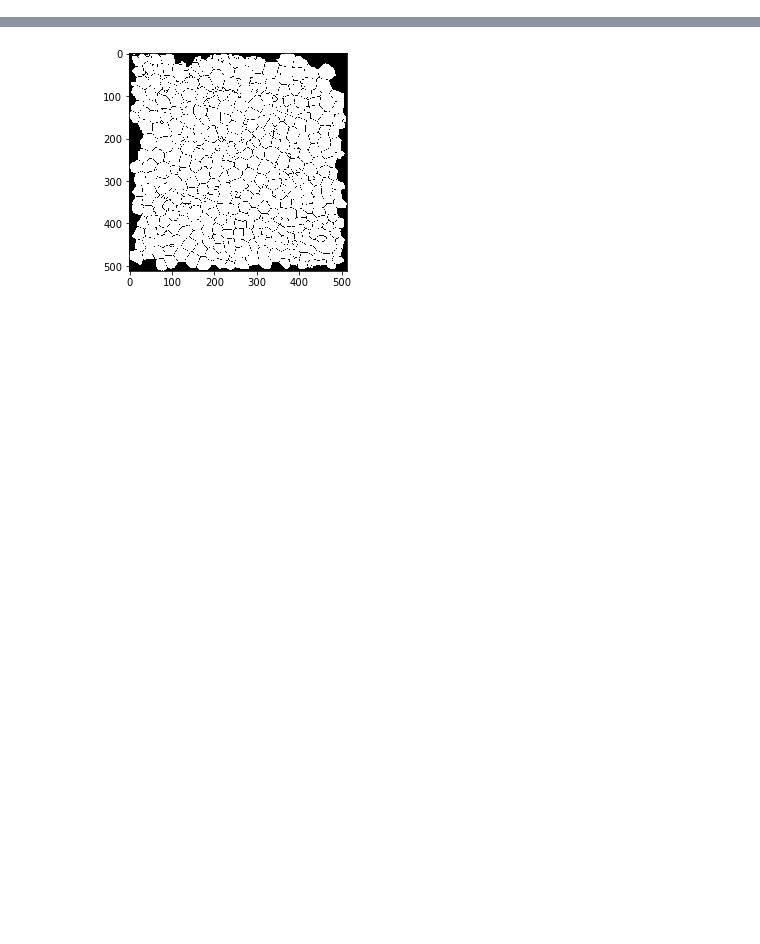
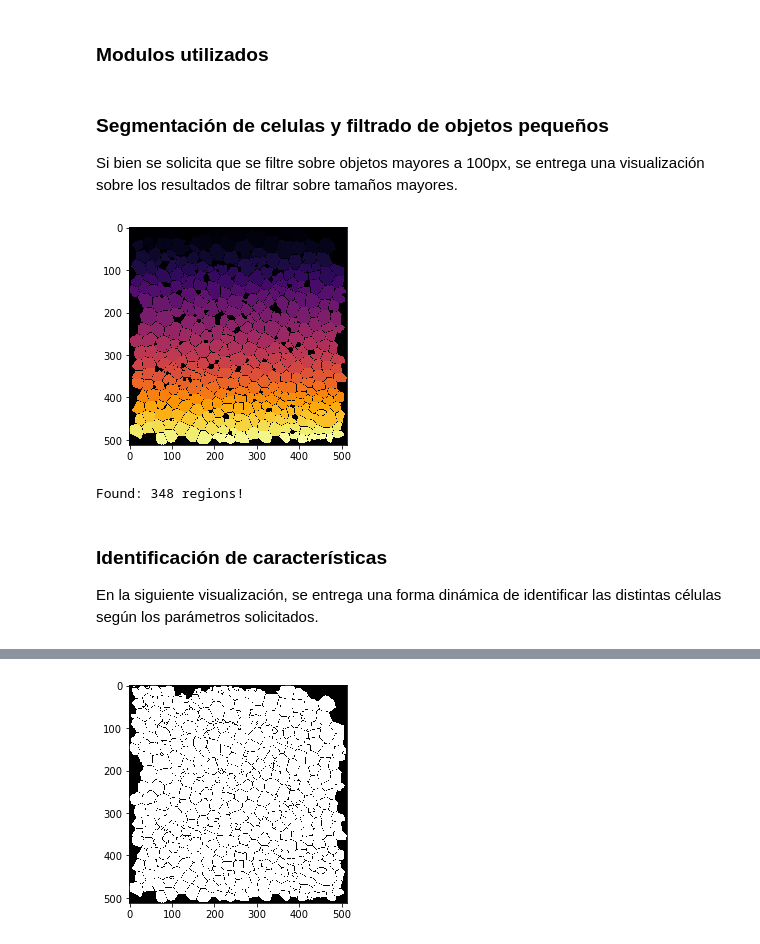
Before and after one commit to gabrieldelaparra/CC5508-2017-1-Tarea3, a Jupyter notebook: Tarea3.ipynb, the cells around one changed output, grey strips where cells are left out. Cells and saved outputs as stored; diff of their text form; code cells hidden in the pictures; blank space fills up the shorter version.

```diff
--- a/Tarea3.ipynb
+++ b/Tarea3.ipynb
@@ -1 +9,3 @@
+# %% [markdown]
+### Modulos utilizados
 # %%
@@ -8,0 +18,27 @@ import numpy as np
+# %% [markdown]
+### Segmentación de celulas y filtrado de objetos pequeños
+Si bien se solicita que se filtre sobre objetos mayores a 100px, se entrega una visualización sobre los resultados de filtrar sobre tamaños mayores.
+# %%
+image = io.imread("./images/segmentacion_referencia.tif")
+image = image[0]
+
+def plot(x):
+    fill = morphology.binary_erosion(image)
+    fill = morphology.remove_small_objects(fill,connectivity=8,min_size=x)
+    fill = morphology.binary_dilation(fill)
+
+    label,_ = ndi.label(fill)
+    regions = measure.regionprops(label)
+
+    plt.imshow(label, cmap="inferno")
+    plt.show()
+
+    print("Found:",len(regions),"regions!")
+
+interact(plot, x=(0,1000))
+# %% [output]
+[figure, added]
+Found: 348 regions!
+# %% [markdown]
+### Identificación de características
+En la siguiente visualización, se entrega una forma dinámica de identificar las distintas células según los parámetros solicitados.
```
Also changed, not shown: parts of 13 cells of this notebook.
